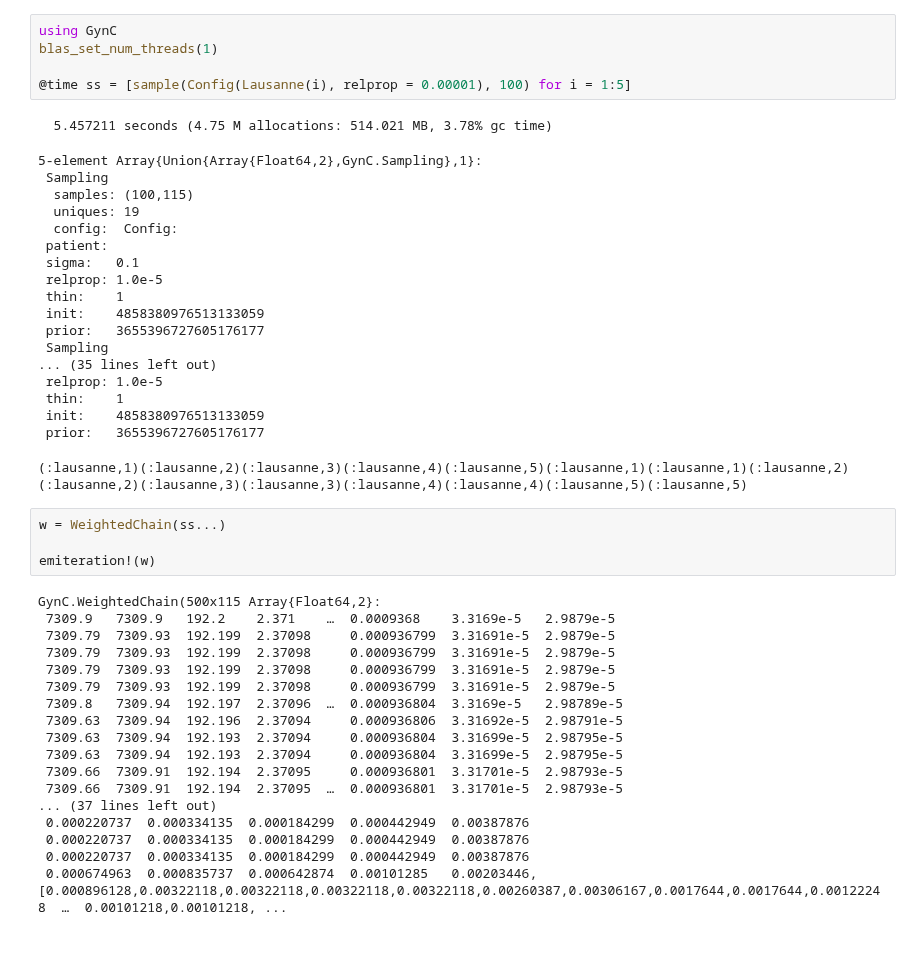
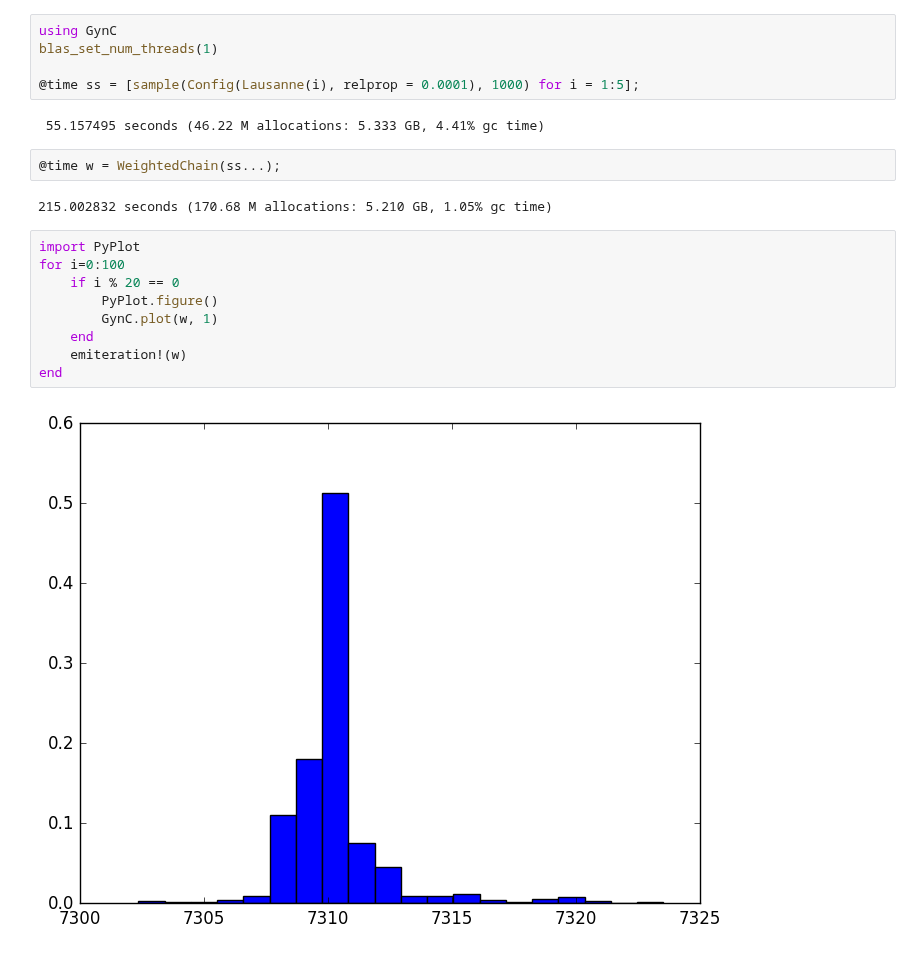
Before and after one commit to axsk/GynC.jl, a Jupyter notebook: notebooks/plot iterations.ipynb, the cells around one changed output. Drawn from its saved outputs; the diff is of its cells as text.

Commit message:
changed patient id, added weightedchain plot, autoname batch, update notebooks

```diff
--- a/notebooks/plot iterations.ipynb
+++ b/notebooks/plot iterations.ipynb
@@ -2,46 +2,21 @@
 using GynC
 blas_set_num_threads(1)
 
-@time ss = [sample(Config(Lausanne(i), relprop = 0.00001), 100) for i = 1:5]
+@time ss = [sample(Config(Lausanne(i), relprop = 0.0001), 1000) for i = 1:5];
 # %% [output]
-  5.457211 seconds (4.75 M allocations: 514.021 MB, 3.78% gc time)
+ 55.157495 seconds (46.22 M allocations: 5.333 GB, 4.41% gc time)
-5-element Array{Union{Array{Float64,2},GynC.Sampling},1}:
- Sampling
-  samples: (100,115)
-  uniques: 19
-  config:  Config:
- patient:
- sigma:   0.1
- relprop: 1.0e-5
- thin:    1
- init:    4858380976513133059
- prior:   3655396727605176177
- Sampling
-... (35 lines left out)
- relprop: 1.0e-5
- thin:    1
- init:    4858380976513133059
- prior:   3655396727605176177
-(:lausanne,1)(:lausanne,2)(:lausanne,3)(:lausanne,4)(:lausanne,5)(:lausanne,1)(:lausanne,1)(:lausanne,2)(:lausanne,2)(:lausanne,3)(:lausanne,3)(:lausanne,4)(:lausanne,4)(:lausanne,5)(:lausanne,5)
-# %%
-w = WeightedChain(ss...)
-
-emiteration!(w)
-# %% [output]
-GynC.WeightedChain(500x115 Array{Float64,2}:
- 7309.9   7309.9   192.2    2.371    …  0.0009368    3.3169e-5   2.9879e-5
- 7309.79  7309.93  192.199  2.37098     0.000936799  3.31691e-5  2.9879e-5
- 7309.79  7309.93  192.199  2.37098     0.000936799  3.31691e-5  2.9879e-5
- 7309.79  7309.93  192.199  2.37098     0.000936799  3.31691e-5  2.9879e-5
- 7309.79  7309.93  192.199  2.37098     0.000936799  3.31691e-5  2.9879e-5
- 7309.8   7309.94  192.197  2.37096  …  0.000936804  3.3169e-5   2.98789e-5
- 7309.63  7309.94  192.196  2.37094     0.000936806  3.31692e-5  2.98791e-5
- 7309.63  7309.94  192.193  2.37094     0.000936804  3.31699e-5  2.98795e-5
- 7309.63  7309.94  192.193  2.37094     0.000936804  3.31699e-5  2.98795e-5
- 7309.66  7309.91  192.194  2.37095     0.000936801  3.31701e-5  2.98793e-5
- 7309.66  7309.91  192.194  2.37095  …  0.000936801  3.31701e-5  2.98793e-5
-... (37 lines left out)
- 0.000220737  0.000334135  0.000184299  0.000442949  0.00387876
- 0.000220737  0.000334135  0.000184299  0.000442949  0.00387876
- 0.000220737  0.000334135  0.000184299  0.000442949  0.00387876
- 0.000674963  0.000835737  0.000642874  0.00101285   0.00203446,[0.000896128,0.00322118,0.00322118,0.00322118,0.00322118,0.00260387,0.00306167,0.0017644,0.0017644,0.00122248  …  0.00101218,0.00101218, ...
+# %%
+@time w = WeightedChain(ss...);
+# %% [output]
+215.002832 seconds (170.68 M allocations: 5.210 GB, 1.05% gc time)
+# %%
+import PyPlot
+for i=0:100
+    if i % 20 == 0
+        PyPlot.figure()
+        GynC.plot(w, 1)
+    end
+    emiteration!(w)
+end
+# %% [output]
+[figure, added]
```
Also changed, not shown: parts of 1 cell of this notebook, 9 other files.
